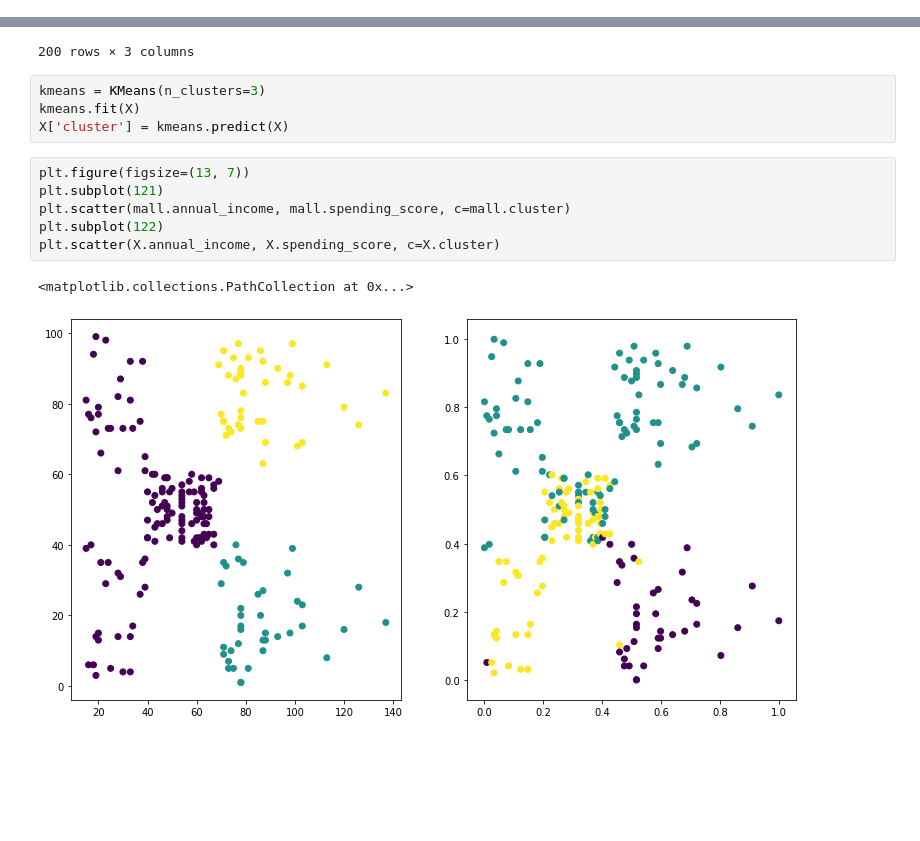
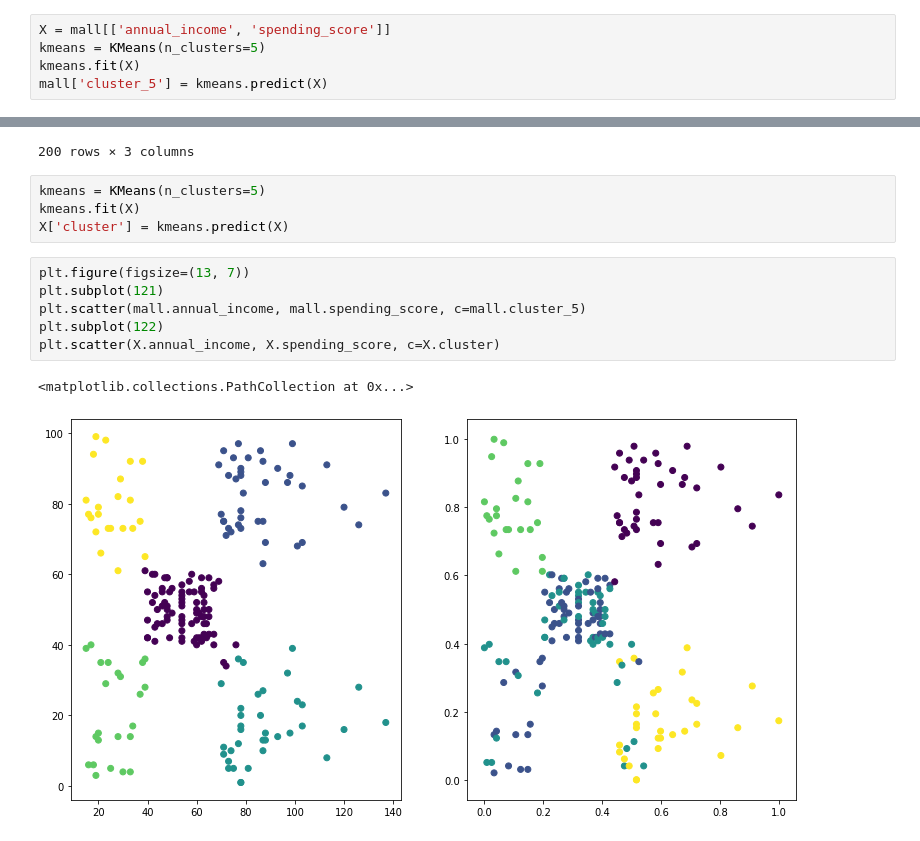
Before and after one commit to brandireger/ds-methodologies-exercises, a Jupyter notebook: clustering/modeling.ipynb, the cells around one changed output, grey strips where cells are left out. Cells and saved outputs as stored; diff of their text form; blank space fills up the shorter version.

```diff
--- a/clustering/modeling.ipynb
+++ b/clustering/modeling.ipynb
@@ -140,0 +151,5 @@ plt.scatter(mall.annual_income, mall.spending_score, c=mall.cluster)
+# %%
+X = mall[['annual_income', 'spending_score']]
+kmeans = KMeans(n_clusters=5)
+kmeans.fit(X)
+mall['cluster_5'] = kmeans.predict(X)
@@ -225,15 +251,15 @@ X
 | 199 | 0.230769 | 1.000000 | 0.836735 |
 200 rows × 3 columns
 # %%
-kmeans = KMeans(n_clusters=3)
+kmeans = KMeans(n_clusters=5)
 kmeans.fit(X)
 X['cluster'] = kmeans.predict(X)
 # %%
 plt.figure(figsize=(13, 7))
 plt.subplot(121)
-plt.scatter(mall.annual_income, mall.spending_score, c=mall.cluster)
+plt.scatter(mall.annual_income, mall.spending_score, c=mall.cluster_5)
 plt.subplot(122)
 plt.scatter(X.annual_income, X.spending_score, c=X.cluster)
 # %% [output]
 <matplotlib.collections.PathCollection at 0x...>
-[figure, old version]
+[figure, new version]
```
Also changed, not shown: parts of 6 cells of this notebook, 11 other files.
